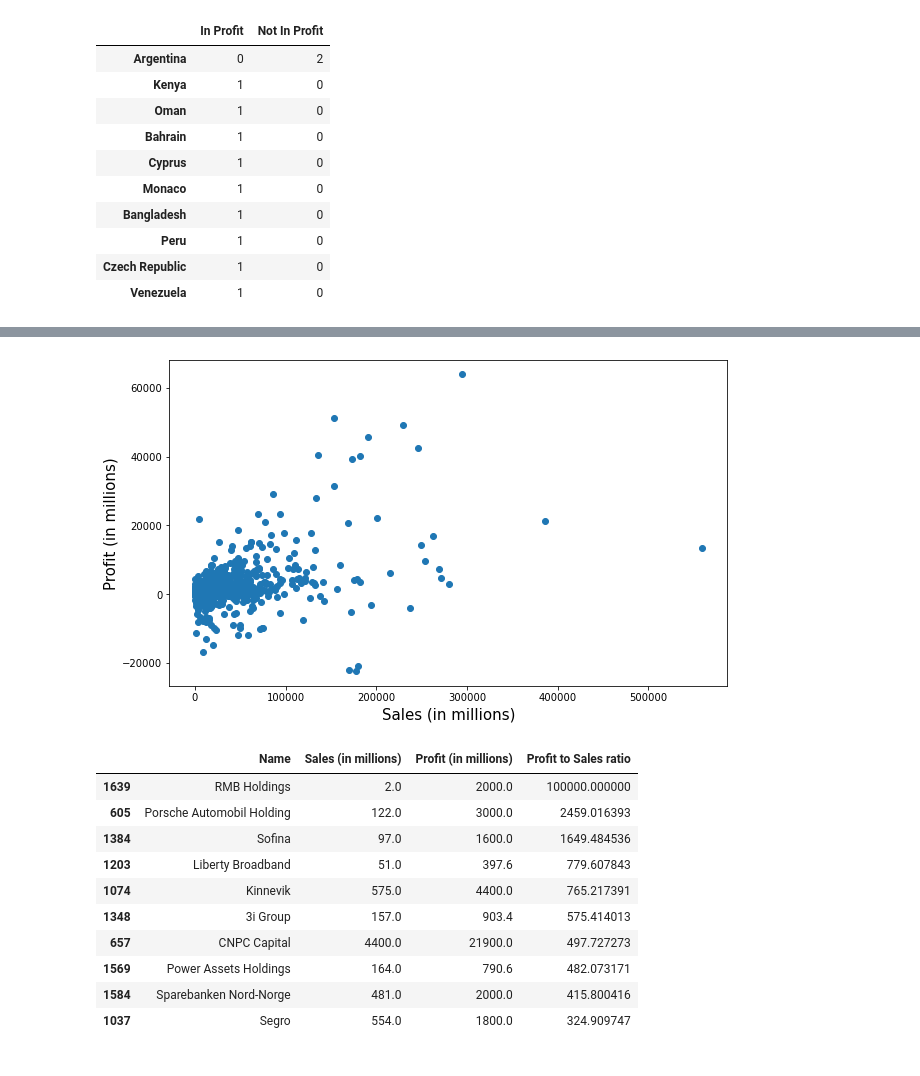
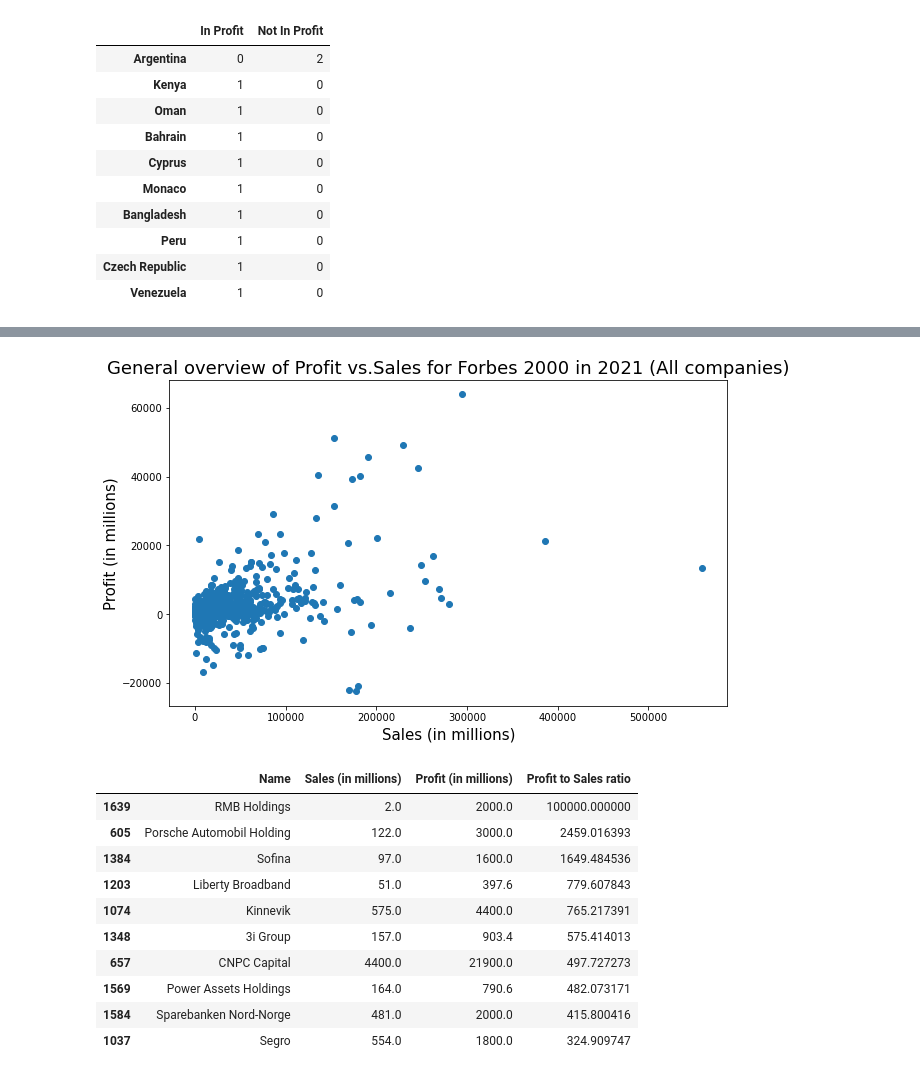
Before and after one commit to richardgourley/fortune-global-2000-in-2021, a Jupyter notebook: 4-visualizations.ipynb, the cells around one changed output, grey strips where cells are left out. Saved outputs shown, nothing was run; the diff lists cells and outputs as text; code cells hidden in the pictures.

```diff
--- a/4-visualizations.ipynb
+++ b/4-visualizations.ipynb
@@ -195,16 +173,16 @@ plt.show()
-# %%
-# Create a scatter chart to give an overview of Profit vs. Sales
-plt.figure(figsize=(10,6))
-
-plt.xlabel('Sales (in millions)', size=15)
-plt.ylabel('Profit (in millions)', size=15)
-
-plt.title("General overview of Profit vs.Sales for forbes ", size=18)
-
-plt.scatter(df['Sales (in millions)'], df['Profit (in millions)'])
-plt.show()
-# %% [output]
-[figure, removed]
+# %%
+# Create a scatter chart to give an overview of Profit vs. Sales
+plt.figure(figsize=(10,6))
+
+plt.xlabel('Sales (in millions)', size=15)
+plt.ylabel('Profit (in millions)', size=15)
+
+plt.title("General overview of Profit vs.Sales for Forbes 2000 in 2021 (All companies)", size=18)
+
+plt.scatter(df['Sales (in millions)'], df['Profit (in millions)'])
+plt.show()
+# %% [output]
+[figure, added]
 # %%
 # Create a new profit to sales ratio column
 df['Profit to Sales ratio'] = (df['Profit (in millions)'] / df['Sales (in millions)']) * 100
```
Also changed, not shown: parts of 20 cells of this notebook.
